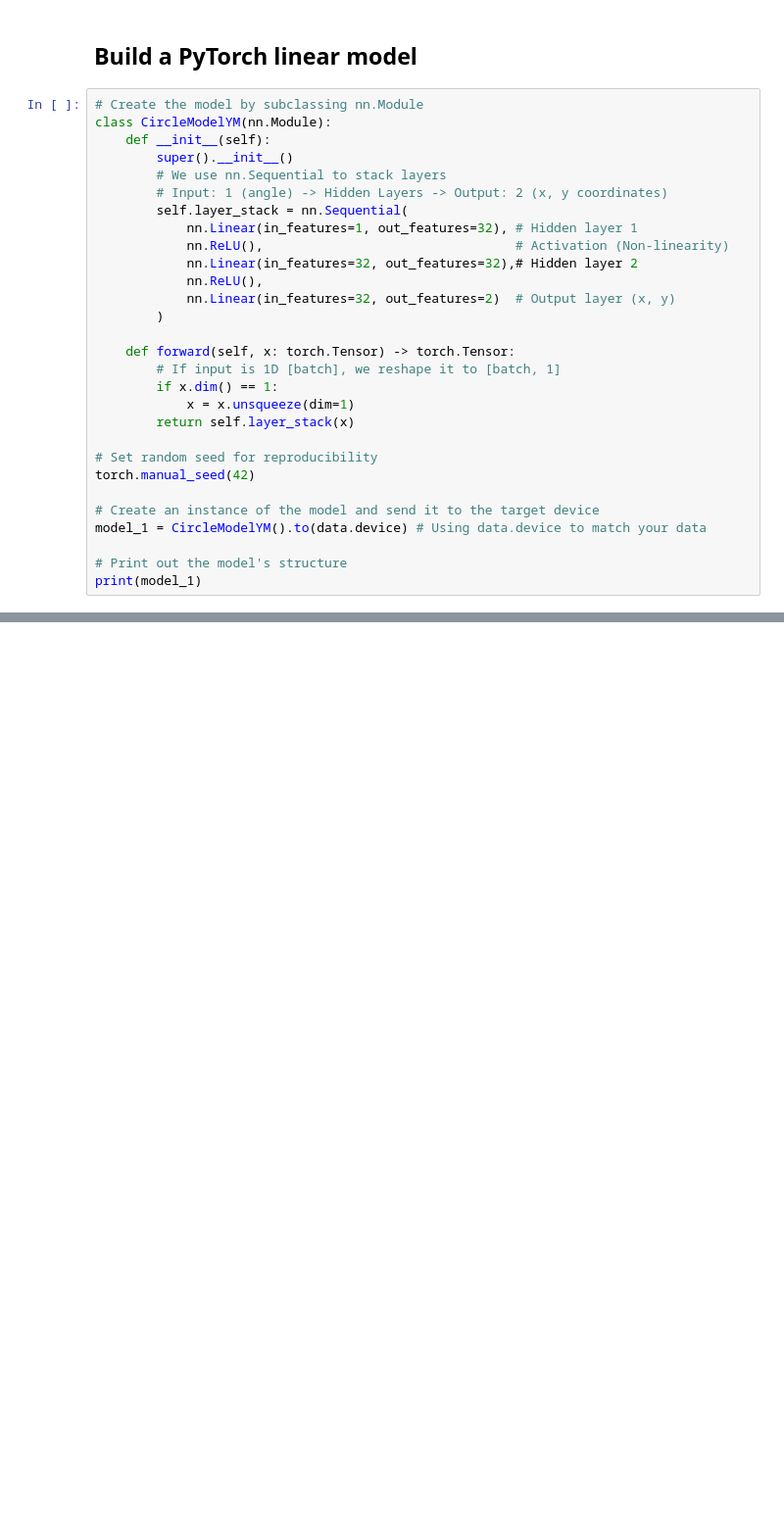
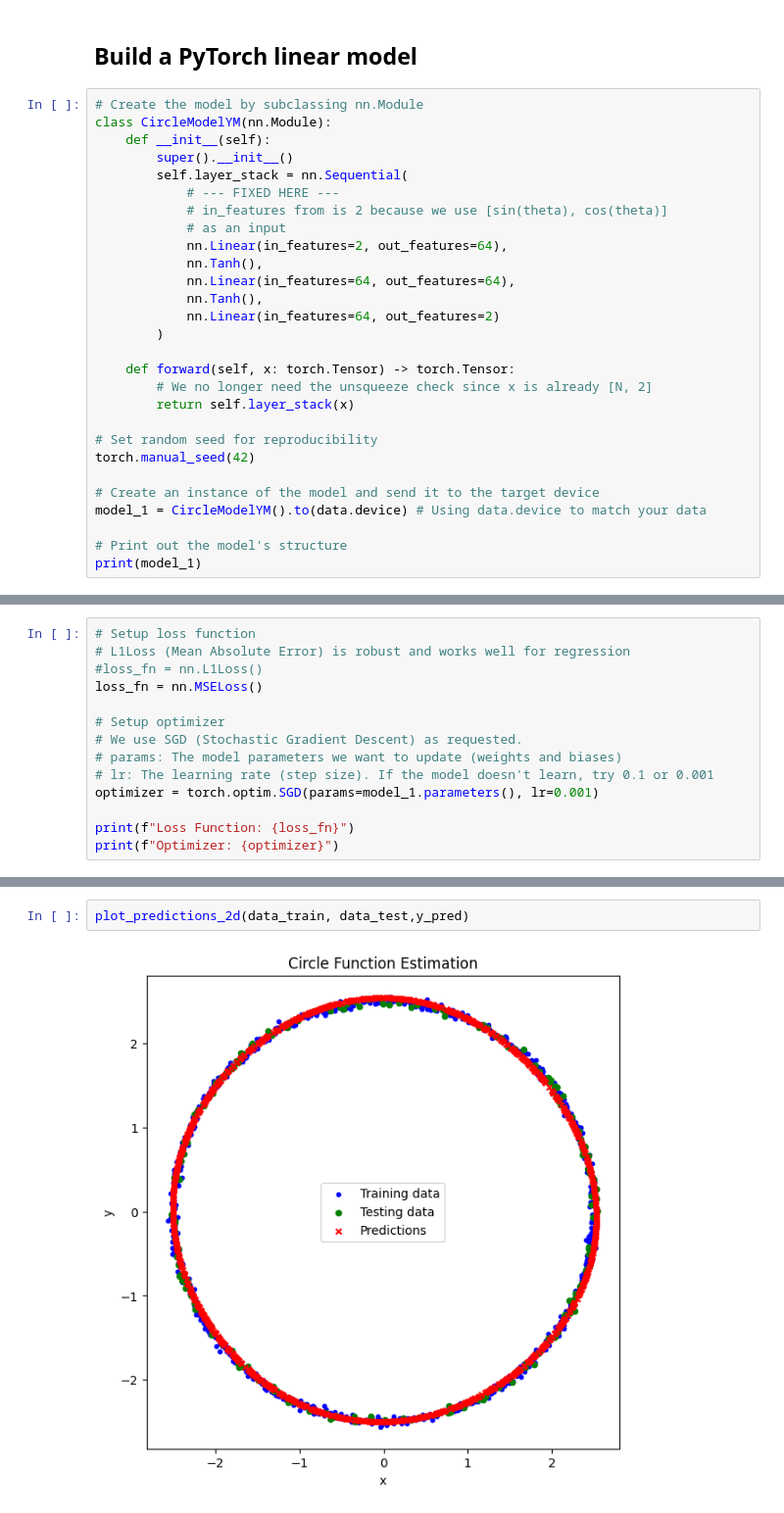
Before and after one commit to YossefM1/LearningPytorch, a Jupyter notebook: WorkFlow/CircleIdentificationProject.ipynb, the cells around one changed output, grey strips where cells are left out. Shown at 98% size. Saved outputs shown, nothing was run; the diff lists cells and outputs as text; blank space fills up the shorter version.

Commit message:
Complete the model that identies a circle V1.

```diff
--- a/WorkFlow/CircleIdentificationProject.ipynb
+++ b/WorkFlow/CircleIdentificationProject.ipynb
@@ -133,20 +133,19 @@ plot_predictions_2d(data_train, data_test)
 class CircleModelYM(nn.Module):
     def __init__(self):
         super().__init__()
-        # We use nn.Sequential to stack layers
-        # Input: 1 (angle) -> Hidden Layers -> Output: 2 (x, y coordinates)
         self.layer_stack = nn.Sequential(
-            nn.Linear(in_features=1, out_features=32), # Hidden layer 1
-            nn.ReLU(),                                 # Activation (Non-linearity)
-            nn.Linear(in_features=32, out_features=32),# Hidden layer 2
-            nn.ReLU(),
-            nn.Linear(in_features=32, out_features=2)  # Output layer (x, y)
+            # --- FIXED HERE ---
+            # in_features from is 2 because we use [sin(theta), cos(theta)]
+            # as an input
+            nn.Linear(in_features=2, out_features=64),
+            nn.Tanh(),
+            nn.Linear(in_features=64, out_features=64),
+            nn.Tanh(),
+            nn.Linear(in_features=64, out_features=2)
         )
 
     def forward(self, x: torch.Tensor) -> torch.Tensor:
-        # If input is 1D [batch], we reshape it to [batch, 1]
-        if x.dim() == 1:
-            x = x.unsqueeze(dim=1)
+        # We no longer need the unsqueeze check since x is already [N, 2]
         return self.layer_stack(x)
 
 # Set random seed for reproducibility
@@ -169,0 +188,14 @@ CircleModelYM(
+# %%
+# Setup loss function
+# L1Loss (Mean Absolute Error) is robust and works well for regression
+#loss_fn = nn.L1Loss()
+loss_fn = nn.MSELoss()
+
+# Setup optimizer
+# We use SGD (Stochastic Gradient Descent) as requested.
+# params: The model parameters we want to update (weights and biases)
+# lr: The learning rate (step size). If the model doesn't learn, try 0.1 or 0.001
+optimizer = torch.optim.SGD(params=model_1.parameters(), lr=0.001)
+
+print(f"Loss Function: {loss_fn}")
+print(f"Optimizer: {optimizer}")
@@ -169,0 +287,4 @@ CircleModelYM(
+# %%
+plot_predictions_2d(data_train, data_test,y_pred)
+# %% [output]
+[figure, added]
```
Also changed, not shown: parts of 11 cells of this notebook.
